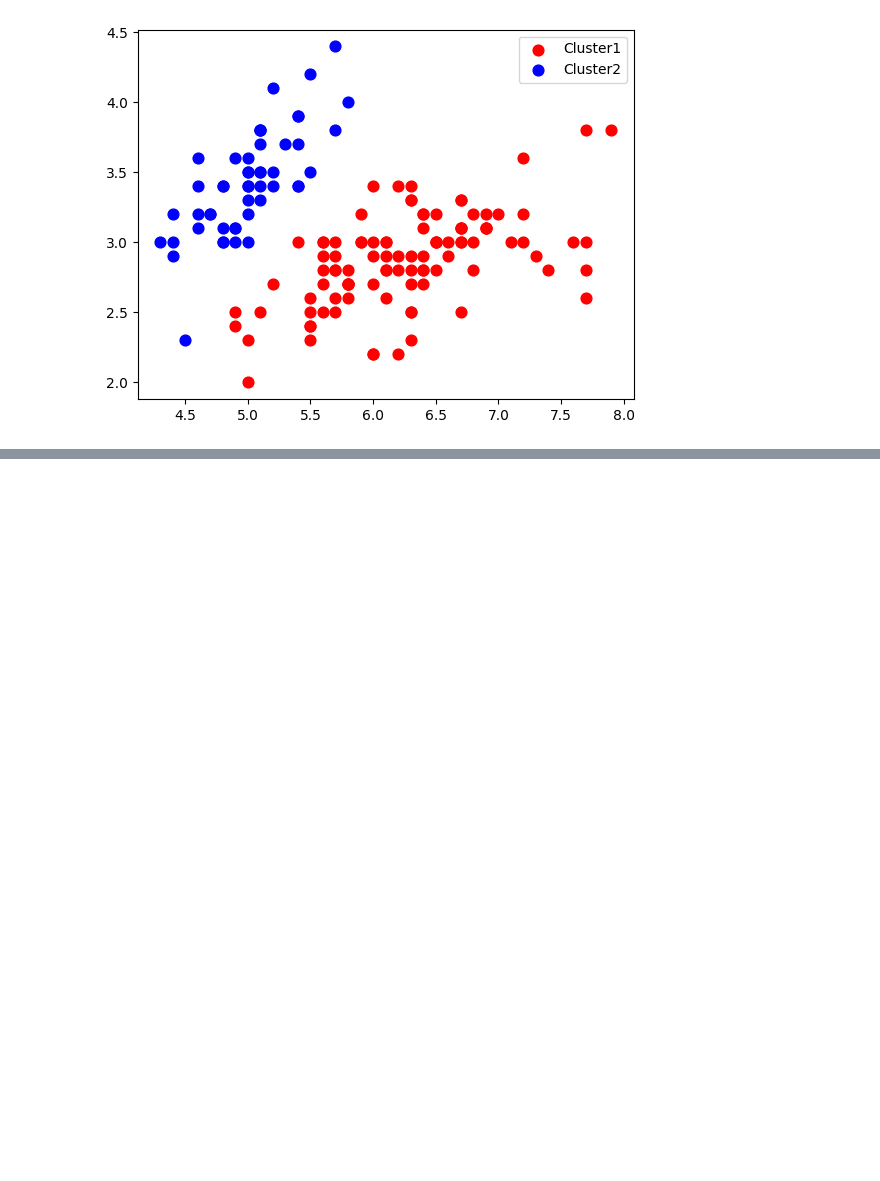
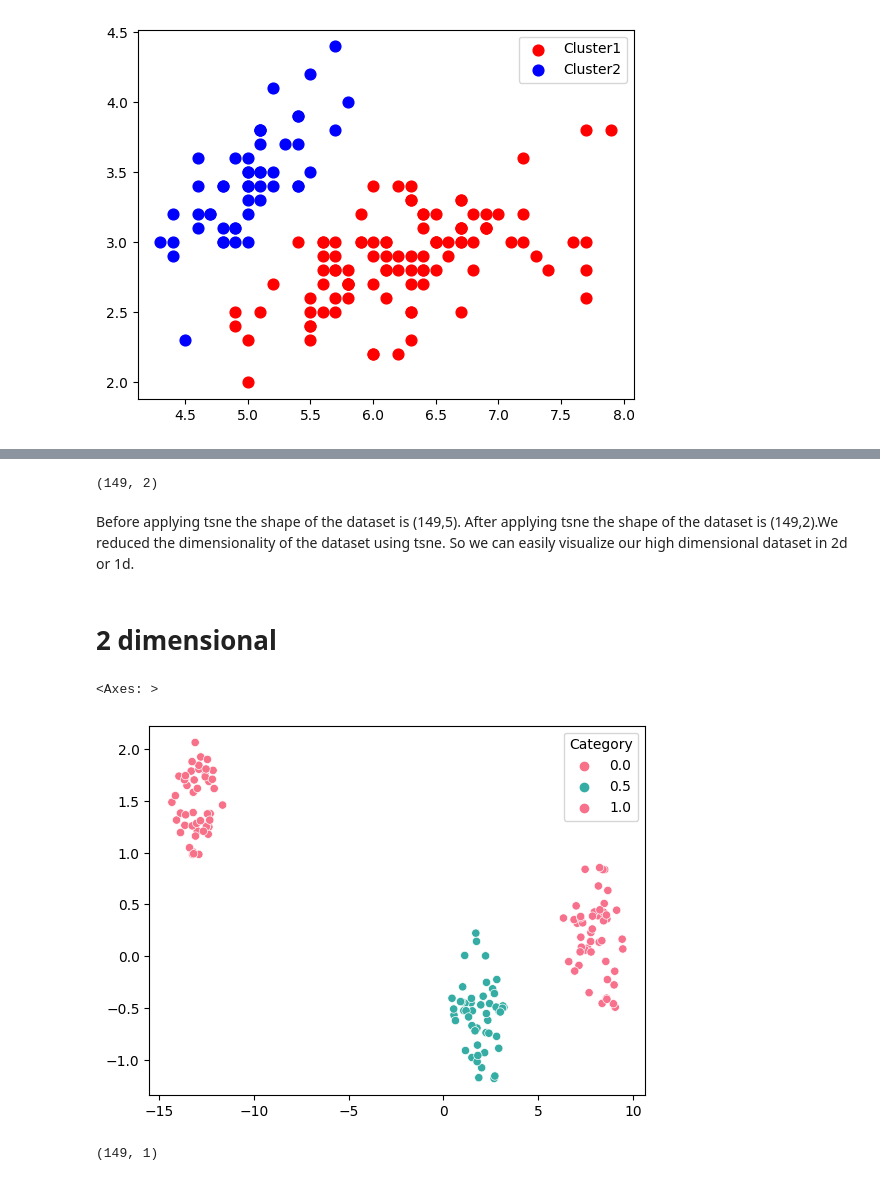
Before and after one commit to Emilinjoseph/Iris-dataset-prediction-using-different-classification-models, a Jupyter notebook: Classification Algorithms Using IRIS dataset.ipynb, the cells around one changed output, grey strips where cells are left out. Cells and saved outputs as stored; diff of their text form; code cells hidden in the pictures; blank space fills up the shorter version.

```diff
--- a/Classification Algorithms Using IRIS dataset.ipynb
+++ b/Classification Algorithms Using IRIS dataset.ipynb
@@ -705,0 +722,21 @@ plt.show()
+# %%
+print(df)
+
+col=df.columns
+
+from sklearn.preprocessing import MinMaxScaler
+
+
+# Create a scaler object
+scaler = MinMaxScaler()
+
+# Fit the scaler on the data
+scaler.fit(df)
+
+# Transform the data
+scaled_data = scaler.transform(df)
+
+# Print the scaled data
+
+df[col]=scaled_data.round(2)
+df
@@ -705,0 +774,31 @@ plt.show()
+# %%
+#Apply the TSNE algorithm with random state = 1
+for i in range(10,50):
+    tsne = TSNE(n_components = 2, random_state=1,perplexity=i)
+    data_tsne = tsne.fit_transform(scaled_data)
+
+#Fit and transform tsne function on the scaled data
+data_tsne.shape
+# %% [output]
+(149, 2)
+# %% [markdown]
+Before applying tsne the shape of the dataset is (149,5). After applying tsne the shape of the dataset is (149,2).We reduced the dimensionality of the dataset using tsne. So we can easily visualize our high dimensional dataset in 2d or 1d.
+# %% [markdown]
+# 2 dimensional
+# %%
+sns.scatterplot(x=data_tsne[:,0],y=data_tsne[:,1],hue="Category", palette='husl',data=df)
+#plt.scatter(data_tsne[:,0],data_tsne[:,1], s = 60, c = 'red')
+#plt.show()
+# %% [output]
+<Axes: >
+[figure, added]
+# %%
+#Apply the TSNE algorithm with random state = 1
+for i in range(10,50):
+    tsne = TSNE(n_components = 1, random_state=1,perplexity=i)
+    data_tsne = tsne.fit_transform(scaled_data)
+
+#Fit and transform tsne function on the scaled data
+data_tsne.shape
+# %% [output]
+(149, 1)
```
Also changed, not shown: parts of 22 cells of this notebook.
